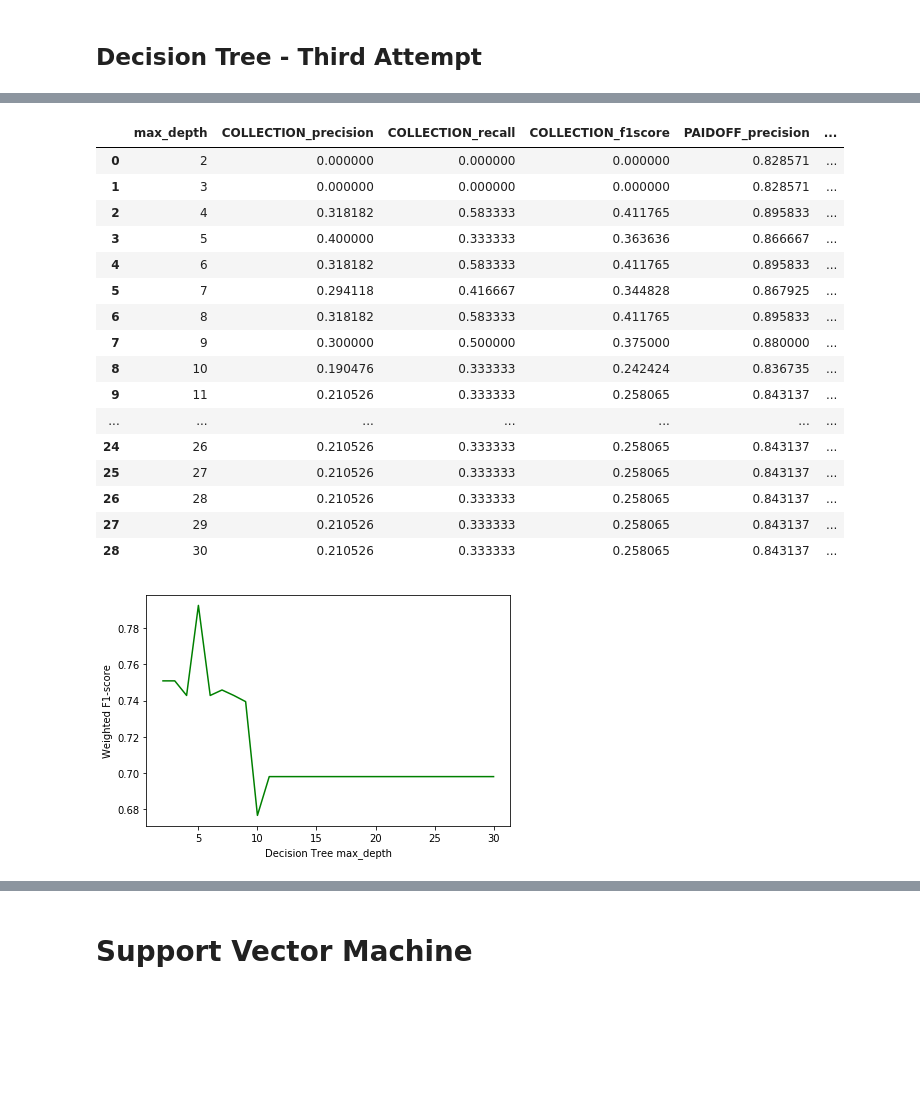
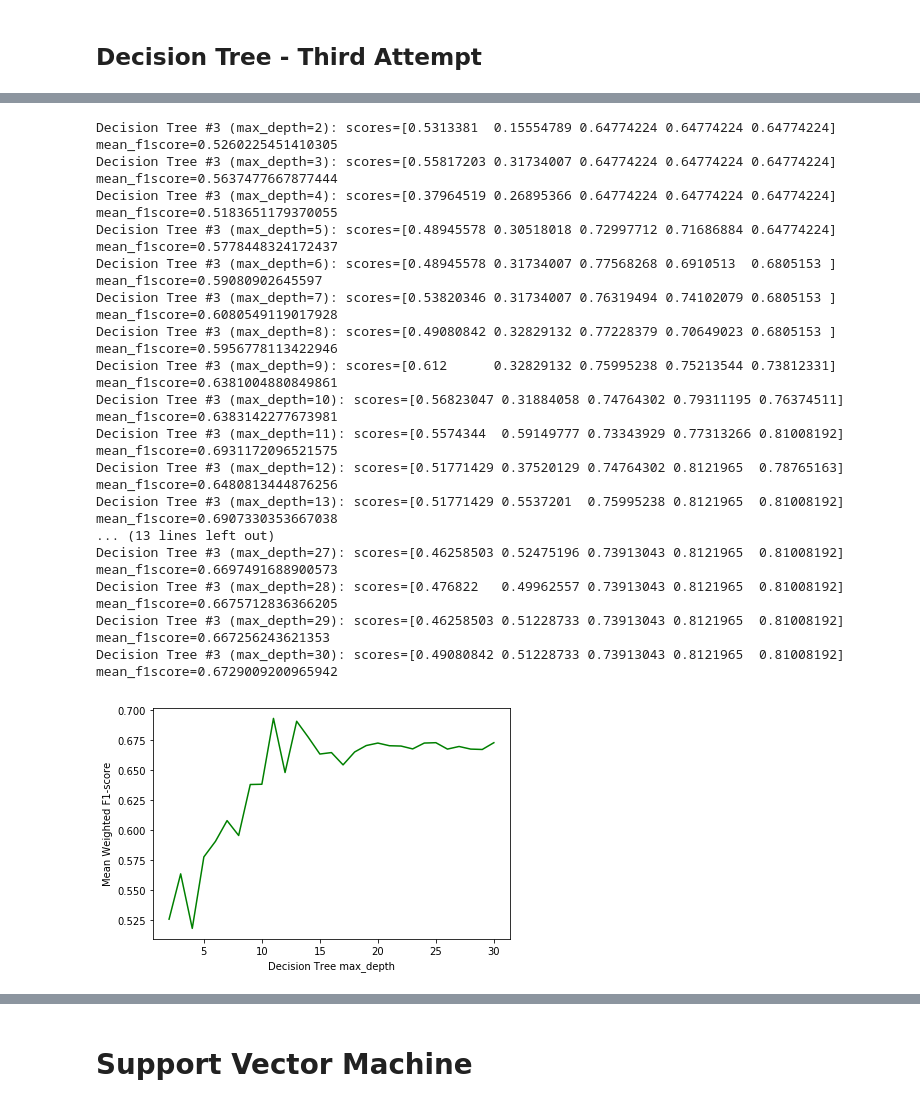
Before and after one commit to rcmtavares/coursera-capstone-project, a Jupyter notebook: ML0101EN final project.ipynb, the cells around one changed output, grey strips where cells are left out. Saved outputs shown, nothing was run; the diff lists cells and outputs as text; code cells hidden in the pictures; blank space fills up the shorter version.

```diff
--- a/ML0101EN final project.ipynb
+++ b/ML0101EN final project.ipynb
@@ -497,3 +424,7 @@ weighted avg       0.73      0.67      0.70        70
  ## Decision tree - second attempt
 One hypothesis for the not so good performance in detecting COLLECTION cases is that this dataset is unbalanced, i.e., approximately 25% of the cases are labelled COLLECTION and 75% are PAIDOFF, which could bias the model.
 An alternative is to use the 'balanced' mode for class_weight parameter of the algorithm, which will use values of y to automatically adjust weights inversely proportional to class frequencies in the input data. This will give higher importance for the COLLECTION cases. Let's see if this change can improve the algorithm:
+# %%
+# Build and train decision tree model
+dt2 = DecisionTreeClassifier(criterion="entropy", class_weight='balanced')
+eval_model(dt2, X, y, "Decision Tree #2")
@@ -500,10 +434,7 @@ An alternative is to use the 'balanced' mode for class_weight parameter of the a
 # %%
-# Build and train decision tree model
-dec_tree2 = DecisionTreeClassifier(criterion="entropy", class_weight='balanced')
-dec_tree2.fit( X_train_dt, y_train_dt )
-
 # Plot the decision tree
-dot2 = export_graphviz(dec_tree2, out_file=None, feature_names=feature_names_dt, class_names=target_names_dt, filled=True, rounded=True, special_characters=True)
+dt2.fit(X,y)
+dot2 = export_graphviz(dt2, out_file=None, feature_names=feature_names, class_names=target_names, filled=True, rounded=True, special_characters=True)
 graph2 = Source(dot)
 graph2
 # %% [output]
@@ -534,58 +451,40 @@ min_depth = 2
 max_depth = 30
 
 # Create a dataframe to hold the results
-results_dt = pd.DataFrame()
+depth_values = []
+mean_f1scores = []
 
 # Iterate through different max_depth values and get the model's metrics
 for depth in range(min_depth, max_depth+1):
     dt = DecisionTreeClassifier(criterion="entropy", max_depth=depth)
-    dt.fit( X_train_dt, y_train_dt )
-    yhat_dt = dt.predict( X_test_dt )
-
-    # Get some metrics about our model
-    r = classification_report(y_test_dt, yhat_dt, output_dict=True)
-
-    # Fill a dictionary with the desired metrics
-    d = { 'max_depth' : [depth],
-          'COLLECTION_precision' : [r['COLLECTION']['precision']],
-          'COLLECTION_recall' : [r['COLLECTION']['recall']],
-          'COLLECTION_f1score' : [r['COLLECTION']['f1-score']],
-          'PAIDOFF_precision' : [r['PAIDOFF']['precision']],
-          'PAIDOFF_recall' : [r['PAIDOFF']['recall']],
-          'PAIDOFF_f1score' : [r['PAIDOFF']['f1-score']],
-          'weighted_f1score' : [r['weighted avg']['f1-score']],
-        }
-
-    # Append the result to the table
-    results_dt = results_dt.append( pd.DataFrame( data = d ), ignore_index = True )
-
-# Print the table in a pretty formatting
-results_dt
+    mean_score = eval_model(dt, X, y, f"Decision Tree #3 (max_depth={depth})")
+    depth_values.append(depth)
+    mean_f1scores.append(mean_score)
 # %% [output]
-|  | max_depth | COLLECTION_precision | COLLECTION_recall | COLLECTION_f1score | PAIDOFF_precision | ... |
-| 0 | 2 | 0.000000 | 0.000000 | 0.000000 | 0.828571 | ... |
-| 1 | 3 | 0.000000 | 0.000000 | 0.000000 | 0.828571 | ... |
-| 2 | 4 | 0.318182 | 0.583333 | 0.411765 | 0.895833 | ... |
-| 3 | 5 | 0.400000 | 0.333333 | 0.363636 | 0.866667 | ... |
-| 4 | 6 | 0.318182 | 0.583333 | 0.411765 | 0.895833 | ... |
-| 5 | 7 | 0.294118 | 0.416667 | 0.344828 | 0.867925 | ... |
-| 6 | 8 | 0.318182 | 0.583333 | 0.411765 | 0.895833 | ... |
-| 7 | 9 | 0.300000 | 0.500000 | 0.375000 | 0.880000 | ... |
-| 8 | 10 | 0.190476 | 0.333333 | 0.242424 | 0.836735 | ... |
-| 9 | 11 | 0.210526 | 0.333333 | 0.258065 | 0.843137 | ... |
-| ... | ... | ... | ... | ... | ... | ... |
-| 24 | 26 | 0.210526 | 0.333333 | 0.258065 | 0.843137 | ... |
-| 25 | 27 | 0.210526 | 0.333333 | 0.258065 | 0.843137 | ... |
-| 26 | 28 | 0.210526 | 0.333333 | 0.258065 | 0.843137 | ... |
-| 27 | 29 | 0.210526 | 0.333333 | 0.258065 | 0.843137 | ... |
-| 28 | 30 | 0.210526 | 0.333333 | 0.258065 | 0.843137 | ... |
+Decision Tree #3 (max_depth=2): scores=[0.5313381  0.15554789 0.64774224 0.64774224 0.64774224]  mean_f1score=0.5260225451410305
+Decision Tree #3 (max_depth=3): scores=[0.55817203 0.31734007 0.64774224 0.64774224 0.64774224]  mean_f1score=0.5637477667877444
+Decision Tree #3 (max_depth=4): scores=[0.37964519 0.26895366 0.64774224 0.64774224 0.64774224]  mean_f1score=0.5183651179370055
+Decision Tree #3 (max_depth=5): scores=[0.48945578 0.30518018 0.72997712 0.71686884 0.64774224]  mean_f1score=0.5778448324172437
+Decision Tree #3 (max_depth=6): scores=[0.48945578 0.31734007 0.77568268 0.6910513  0.6805153 ]  mean_f1score=0.59080902645597
+Decision Tree #3 (max_depth=7): scores=[0.53820346 0.31734007 0.76319494 0.74102079 0.6805153 ]  mean_f1score=0.6080549119017928
+Decision Tree #3 (max_depth=8): scores=[0.49080842 0.32829132 0.77228379 0.70649023 0.6805153 ]  mean_f1score=0.5956778113422946
+Decision Tree #3 (max_depth=9): scores=[0.612      0.32829132 0.75995238 0.75213544 0.73812331]  mean_f1score=0.6381004880849861
+Decision Tree #3 (max_depth=10): scores=[0.56823047 0.31884058 0.74764302 0.79311195 0.76374511]  mean_f1score=0.6383142277673981
+Decision Tree #3 (max_depth=11): scores=[0.5574344  0.59149777 0.73343929 0.77313266 0.81008192]  mean_f1score=0.6931172096521575
+Decision Tree #3 (max_depth=12): scores=[0.51771429 0.37520129 0.74764302 0.8121965  0.78765163]  mean_f1score=0.6480813444876256
+Decision Tree #3 (max_depth=13): scores=[0.51771429 0.5537201  0.75995238 0.8121965  0.81008192]  mean_f1score=0.6907330353667038
+... (13 lines left out)
+Decision Tree #3 (max_depth=27): scores=[0.46258503 0.52475196 0.73913043 0.8121965  0.81008192]  mean_f1score=0.6697491688900573
+Decision Tree #3 (max_depth=28): scores=[0.476822   0.49962557 0.73913043 0.8121965  0.81008192]  mean_f1score=0.6675712836366205
+Decision Tree #3 (max_depth=29): scores=[0.46258503 0.51228733 0.73913043 0.8121965  0.81008192]  mean_f1score=0.667256243621353
+Decision Tree #3 (max_depth=30): scores=[0.49080842 0.51228733 0.73913043 0.8121965  0.81008192]  mean_f1score=0.6729009200965942
 # %%
 # Plot the accuracy of the model as a function of max_depth, to analyze if there is a trend
-plt.plot(results_dt[['max_depth']], results_dt[['weighted_f1score']],'g')
-plt.ylabel('Weighted F1-score')
+plt.plot(depth_values, mean_f1scores,'g')
+plt.ylabel('Mean Weighted F1-score')
 plt.xlabel('Decision Tree max_depth')
 plt.tight_layout()
 plt.show()
 # %% [output]
-[figure, old version]
+[figure, new version]
 # %%
```
Also changed, not shown: parts of 62 cells of this notebook.
